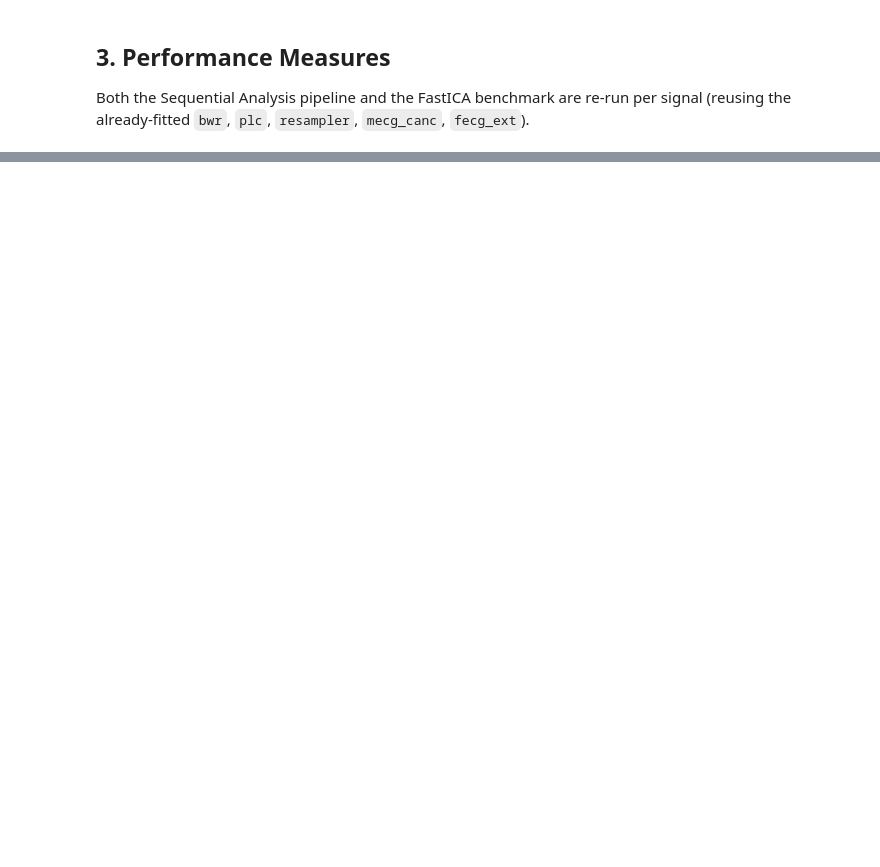
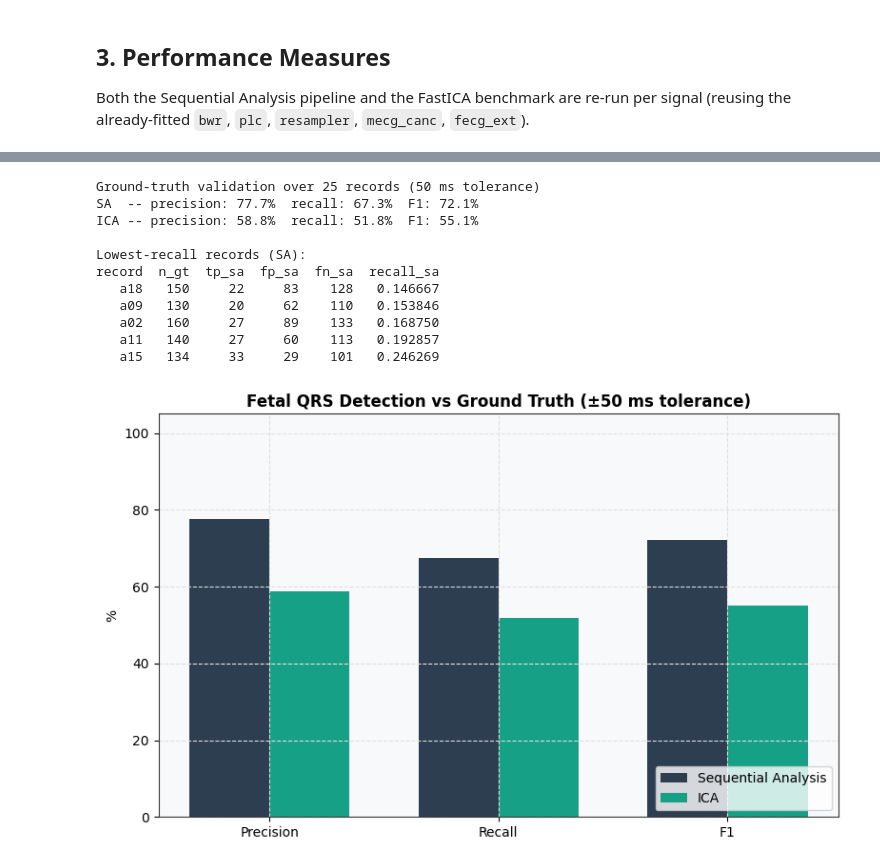
Before and after one commit to fedeceru/BSP_project, a Jupyter notebook: notebooks/main_analysis.ipynb, the cells around one changed output, grey strips where cells are left out. Cells and saved outputs as stored; diff of their text form; code cells hidden in the pictures; blank space fills up the shorter version.

```diff
--- a/notebooks/main_analysis.ipynb
+++ b/notebooks/main_analysis.ipynb
@@ -296,0 +303,64 @@ Mean FHR reliability (feasible patients only) -- SA: 0.937  |  ICA: 0.904
+# %%
+gt_tolerance_ms = 50.0
+gt_tolerance = int((gt_tolerance_ms / 1000.0) * fs_target)
+
+gt_results = []
+for record_name, rec_data in all_records_data.items():
+    sig, fs_rec = rec_data['signal'], rec_data['fs']
+    gt_peaks_rec = load_ground_truth_peaks(data_dir, record_name, fs_target)
+
+    s1 = sig
+    s2 = np.zeros_like(s1)
+    for ch in range(s1.shape[1]):
+        s2[:, ch] = bwr.apply(s1[:, ch])
+    s3 = np.zeros_like(s2)
+    for ch in range(s2.shape[1]):
+        s3[:, ch] = plc.apply(s2[:, ch])
+
+    s4 = resampler.upsample(s3.T).T
+    s5 = mecg_canc.apply(s4)
+    peaks_sa = fecg_ext.detect_fetal_qrs(s5)
+
+    ica_eval = FastICA(n_components=s4.shape[1], random_state=42, whiten='unit-variance')
+    sources = ica_eval.fit_transform(s4)
+    counts = [len(compute_fhr(fecg_ext.detect_fetal_qrs(sources[:, i].reshape(-1, 1)), fs_target))
+              for i in range(sources.shape[1])]
+    best = sources[:, int(np.argmax(counts))].reshape(-1, 1)
+    peaks_ica = fecg_ext.detect_fetal_qrs(best)
+
+    tp_sa, fp_sa, fn_sa = match_peaks_to_gt(peaks_sa, gt_peaks_rec, gt_tolerance)
+    tp_ica, fp_ica, fn_ica = match_peaks_to_gt(peaks_ica, gt_peaks_rec, gt_tolerance)
+
+    gt_results.append({
+        'record': record_name, 'n_gt': len(gt_peaks_rec),
+        'tp_sa': tp_sa, 'fp_sa': fp_sa, 'fn_sa': fn_sa,
+        'tp_ica': tp_ica, 'fp_ica': fp_ica, 'fn_ica': fn_ica,
+    })
+
+df_gt = pd.DataFrame(gt_results)
+prec_sa, rec_sa, f1_sa = precision_recall_f1(df_gt['tp_sa'].sum(), df_gt['fp_sa'].sum(), df_gt['fn_sa'].sum())
+prec_ica, rec_ica, f1_ica = precision_recall_f1(df_gt['tp_ica'].sum(), df_gt['fp_ica'].sum(), df_gt['fn_ica'].sum())
+
+print(f"Ground-truth validation over {len(df_gt)} records ({gt_tolerance_ms:.0f} ms tolerance)")
+print(f"SA  -- precision: {prec_sa*100:.1f}%  recall: {rec_sa*100:.1f}%  F1: {f1_sa*100:.1f}%")
+print(f"ICA -- precision: {prec_ica*100:.1f}%  recall: {rec_ica*100:.1f}%  F1: {f1_ica*100:.1f}%")
+
+df_gt['recall_sa'] = df_gt['tp_sa'] / df_gt['n_gt']
+worst_sa = df_gt.nsmallest(5, 'recall_sa')[['record', 'n_gt', 'tp_sa', 'fp_sa', 'fn_sa', 'recall_sa']]
+print("\nLowest-recall records (SA):")
+print(worst_sa.to_string(index=False))
+
+plot_ground_truth_validation(prec_sa, rec_sa, f1_sa, prec_ica, rec_ica, f1_ica, gt_tolerance_ms)
+# %% [output]
+Ground-truth validation over 25 records (50 ms tolerance)
+SA  -- precision: 77.7%  recall: 67.3%  F1: 72.1%
+ICA -- precision: 58.8%  recall: 51.8%  F1: 55.1%
+
+Lowest-recall records (SA):
+record  n_gt  tp_sa  fp_sa  fn_sa  recall_sa
+   a18   150     22     83    128   0.146667
+   a09   130     20     62    110   0.153846
+   a02   160     27     89    133   0.168750
+   a11   140     27     60    113   0.192857
+   a15   134     33     29    101   0.246269
+[figure, added]
```
Also changed, not shown: parts of 8 cells of this notebook, 7 other files.
